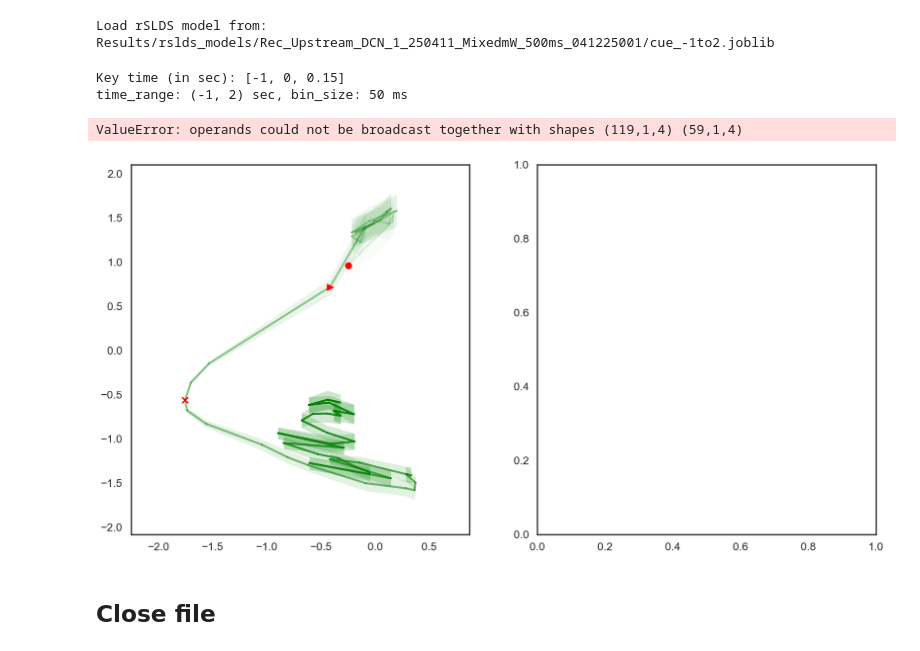
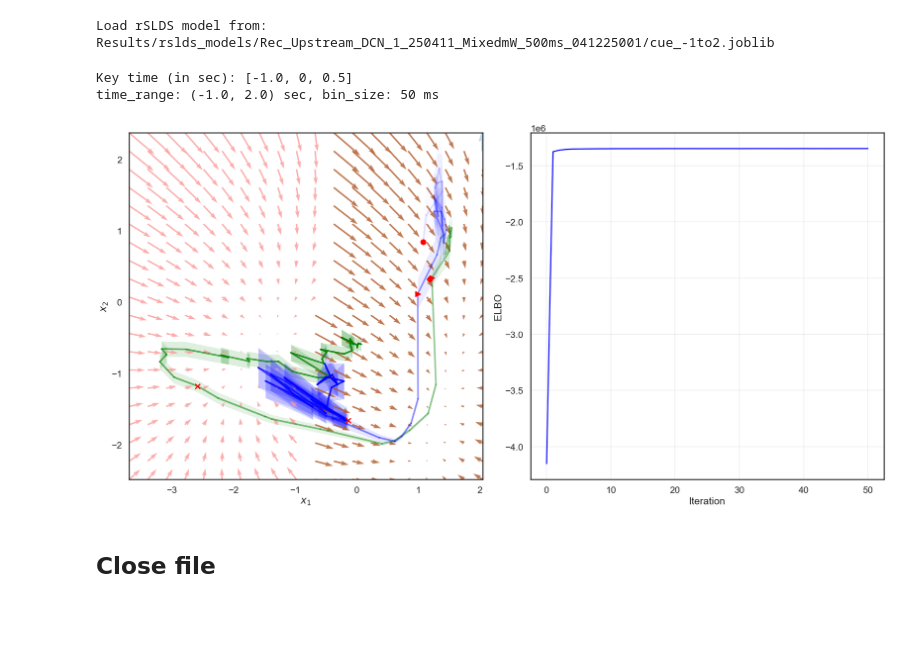
Before and after one commit to shunnnli/pyNeuroDAP, a Jupyter notebook: Shun_single_sessions.ipynb, the cells around one changed output. Cells and saved outputs as stored; diff of their text form; code cells hidden in the pictures; blank space fills up the shorter version.

Commit message:
prepare_rslds_data receives onehot encoding

```diff
--- a/Shun_single_sessions.ipynb
+++ b/Shun_single_sessions.ipynb
@@ -634,8 +634,8 @@ if criteria is not None:
 
 # Prepare data for rSLDS
 combined_data = np.concatenate([left_rates_control, right_rates_control], axis=1)
-type1_label = np.ones(left_rates_control.shape[1], dtype=bool)
-type2_label = np.zeros(right_rates_control.shape[1], dtype=bool)
+type1_label = np.array([[1, 0]] * left_rates_control.shape[1])
+type2_label = np.array([[0, 1]] * right_rates_control.shape[1])
 trial_types = np.r_[type1_label, type2_label]
 
 rslds_data, inputs = ndap.prepare_rslds_data(combined_data, trial_types=trial_types, n_classes=n_classes,
@@ -695,7 +697,7 @@ import pyNeuroDAP as ndap
 # if 'save_path' not in locals():
 #     save_path = "Results/rslds_models/Rec_Upstream_DCN_1_250411_MixedmW_500ms_041225001/cue_-1to2.joblib"
 
-save_path = "Results/rslds_models/Rec_Upstream_DCN_1_250411_MixedmW_500ms_041225001/_-1to2.joblib"
+save_path = "Results/rslds_models/Rec_Upstream_DCN_1_250411_MixedmW_500ms_041225001/cue_-1to2.joblib"
 B = ndap.load_rslds_model(save_path)
 print(f"Load rSLDS model from: {save_path}")
 
@@ -720,35 +722,34 @@ Load rSLDS model from: Results/rslds_models/Rec_Upstream_DCN_1_250411_MixedmW_50
 #                                 elbos=elbos, time_range=time_range, bin_size=50)
 # %%
 fig, axes = plt.subplots(1, 2, figsize=(20, 10))
-key_time = [time_range[0], 0, 0.15]
+key_time = [time_range[0], 0, 0.5]
 print(f"Key time (in sec): {key_time}")
 print(f"time_range: {time_range} sec, bin_size: {bin_size} ms")
 
 # Select trial indices
 t1_idx = None
 t2_idx = None
 
 # Vector field / most-likely dynamics
 ndap.plot_rslds_trajectory(model, posterior, type1_tuple, ax=axes[0], trial_idx=t1_idx,
                            color="green", key_time=key_time, time_range=time_range, bin_size=bin_size)
 ndap.plot_rslds_trajectory(model, posterior, (left_laser_data, left_laser_inputs), ax=axes[0], trial_idx=t1_idx,
                            color="blue", key_time=key_time, time_range=time_range, bin_size=bin_size)
 # ndap.plot_rslds_trajectory(model, posterior, type2_tuple, ax=axes[0], trial_idx=t2_idx,
 #                            color="purple", key_time=key_time, time_range=time_range, bin_size=bin_size)
 # ndap.plot_rslds_trajectory(model, posterior, (right_laser_data, right_laser_inputs), ax=axes[0], trial_idx=t2_idx,
 #                            color="orange", key_time=key_time, time_range=time_range, bin_size=bin_size)
 ndap.plot_rslds_dynamics(model, ax=axes[0])
 
 # ELBO curve saved in the bundle
 ndap.plot_rslds_elbo(elbos, ax=axes[1])
 
 plt.tight_layout()
 plt.show()
 # %% [output]
-Key time (in sec): [-1, 0, 0.15]
-time_range: (-1, 2) sec, bin_size: 50 ms
+Key time (in sec): [-1.0, 0, 0.5]
+time_range: (-1.0, 2.0) sec, bin_size: 50 ms
-ValueError: operands could not be broadcast together with shapes (119,1,4) (59,1,4)
-[figure, old version]
+[figure, new version]
 # %% [markdown]
 ## Close file
 # %%
```
Also changed, not shown: parts of 2 cells of this notebook, 1 other file.
